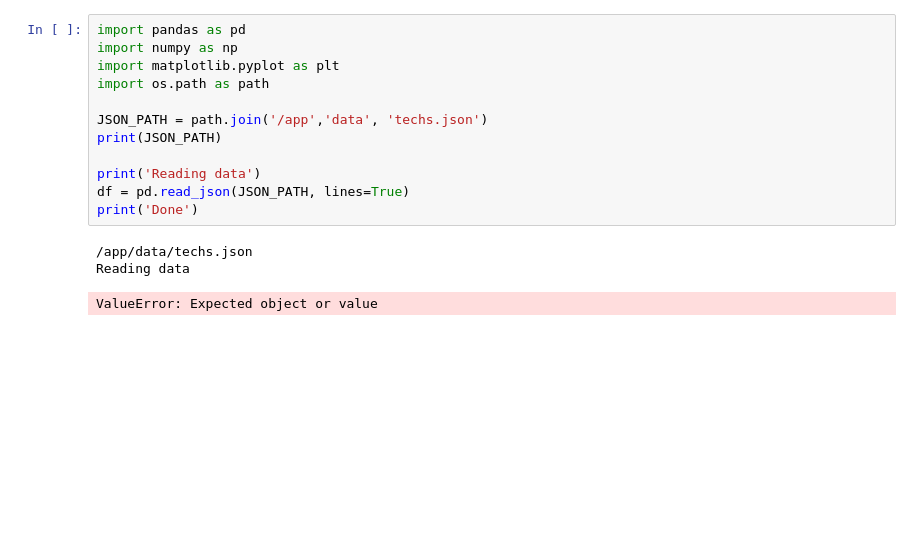
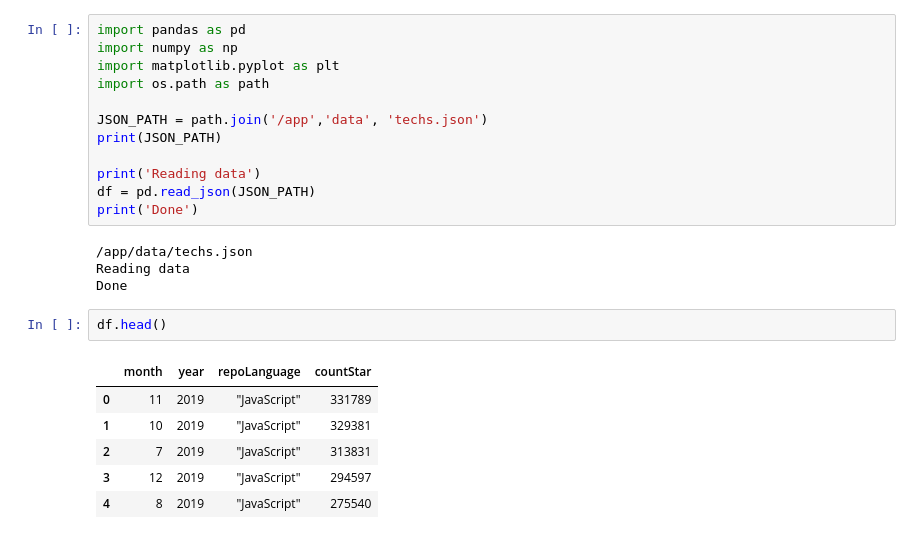
Before and after one commit to mnmallea/tp_procesamiento_seniales, a Jupyter notebook: notebooks/lenguajes.ipynb, the cells around one changed output. Saved outputs shown, nothing was run; the diff lists cells and outputs as text; blank space fills up the shorter version.

```diff
--- a/notebooks/lenguajes.ipynb
+++ b/notebooks/lenguajes.ipynb
@@ -8,9 +8,18 @@ JSON_PATH = path.join('/app','data', 'techs.json')
 print(JSON_PATH)
 
 print('Reading data')
-df = pd.read_json(JSON_PATH, lines=True)
+df = pd.read_json(JSON_PATH)
 print('Done')
 # %% [output]
 /app/data/techs.json
 Reading data
+Done
-ValueError: Expected object or value
+# %%
+df.head()
+# %% [output]
+|  | month | year | repoLanguage | countStar |
+| 0 | 11 | 2019 | "JavaScript" | 331789 |
+| 1 | 10 | 2019 | "JavaScript" | 329381 |
+| 2 | 7 | 2019 | "JavaScript" | 313831 |
+| 3 | 12 | 2019 | "JavaScript" | 294597 |
+| 4 | 8 | 2019 | "JavaScript" | 275540 |
```
Also changed, not shown: parts of 4 cells of this notebook.
